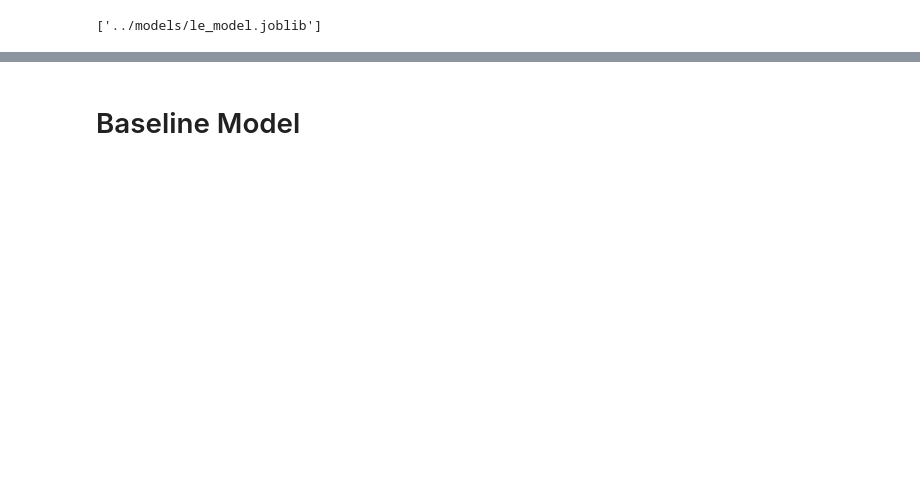
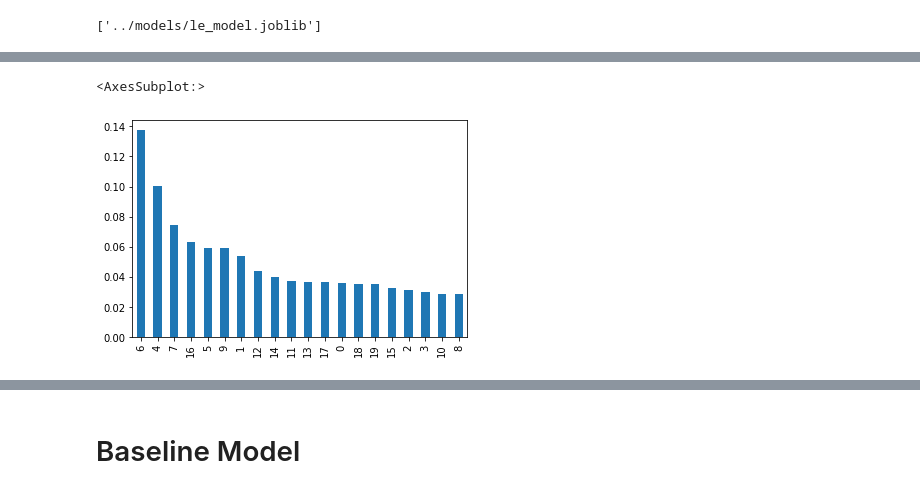
Before and after one commit to amy-panda/beer_type_prediction, a Jupyter notebook: notebooks/pytorch.ipynb, the cells around one changed output, grey strips where cells are left out. Cells and saved outputs as stored; diff of their text form; code cells hidden in the pictures; blank space fills up the shorter version.

Commit message:
update the notebook for neural network model

```diff
--- a/notebooks/pytorch.ipynb
+++ b/notebooks/pytorch.ipynb
@@ -154,7 +241,7 @@ df_cleaned.head()
 from sklearn.preprocessing import StandardScaler, LabelEncoder
 # %%
 # Create a list called num_cols
-num_cols=['review_aroma','review_appearance','review_palate','review_taste','beer_abv']
+num_cols=['review_aroma','review_appearance','review_palate','review_taste']
 # %%
 # Instantiate a StandardScaler and called it sc
 sc=StandardScaler()
@@ -177,5 +284,3 @@ le_model=le.fit(df_cleaned['beer_style'])
 dump(le_model,"../models/le_model.joblib")
 # %% [output]
 ['../models/le_model.joblib']
-# %%
-df_cleaned['beer_style']=le_model.transform(df_cleaned[['beer_style']])
@@ -210,0 +287,3 @@ df_cleaned['beer_style']=le_model.transform(df_cleaned[['beer_style']])
+# %%
+# Transform the target variable and replace the data into it
+df_cleaned['beer_style']=le_model.transform(df_cleaned['beer_style'])
@@ -210,0 +310,5 @@ df_cleaned['beer_style']=le_model.transform(df_cleaned[['beer_style']])
+# %%
+df_cleaned['beer_style'].value_counts(normalize=True).plot.bar()
+# %% [output]
+<AxesSubplot:>
+[figure, added]
```
Also changed, not shown: parts of 53 cells of this notebook, 5 other files.
